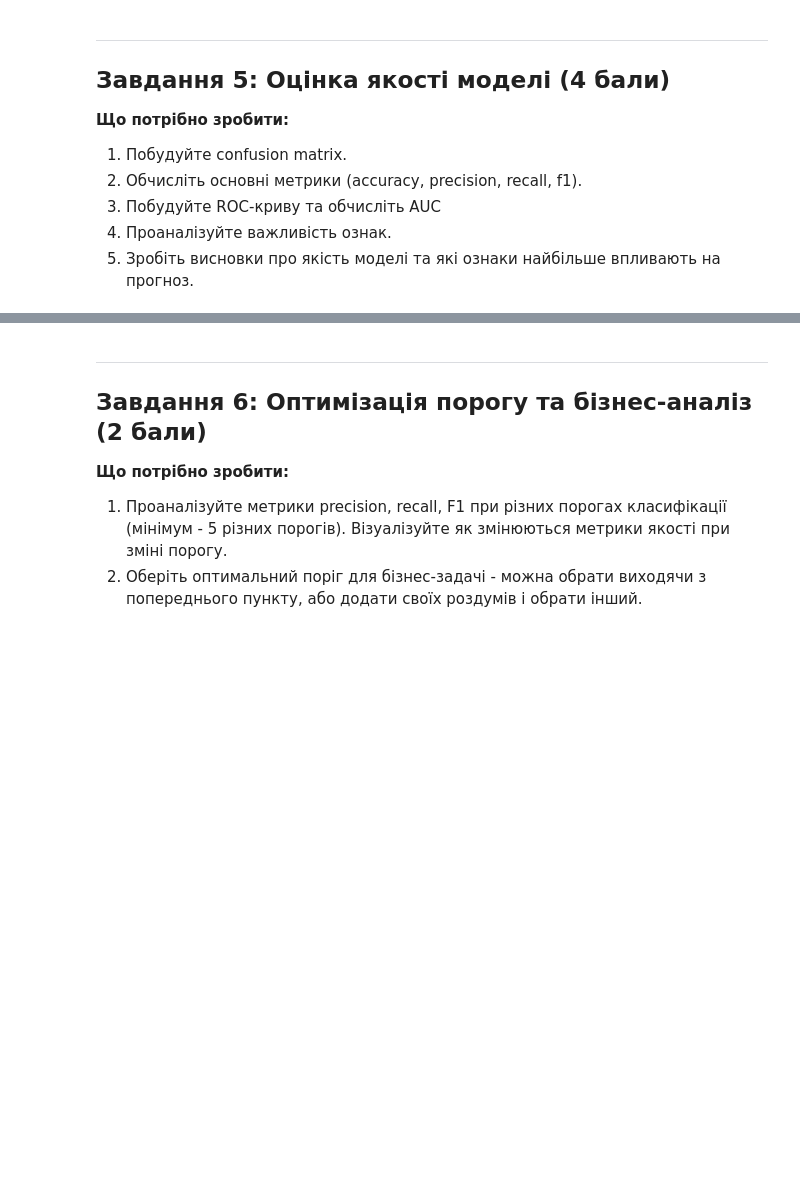
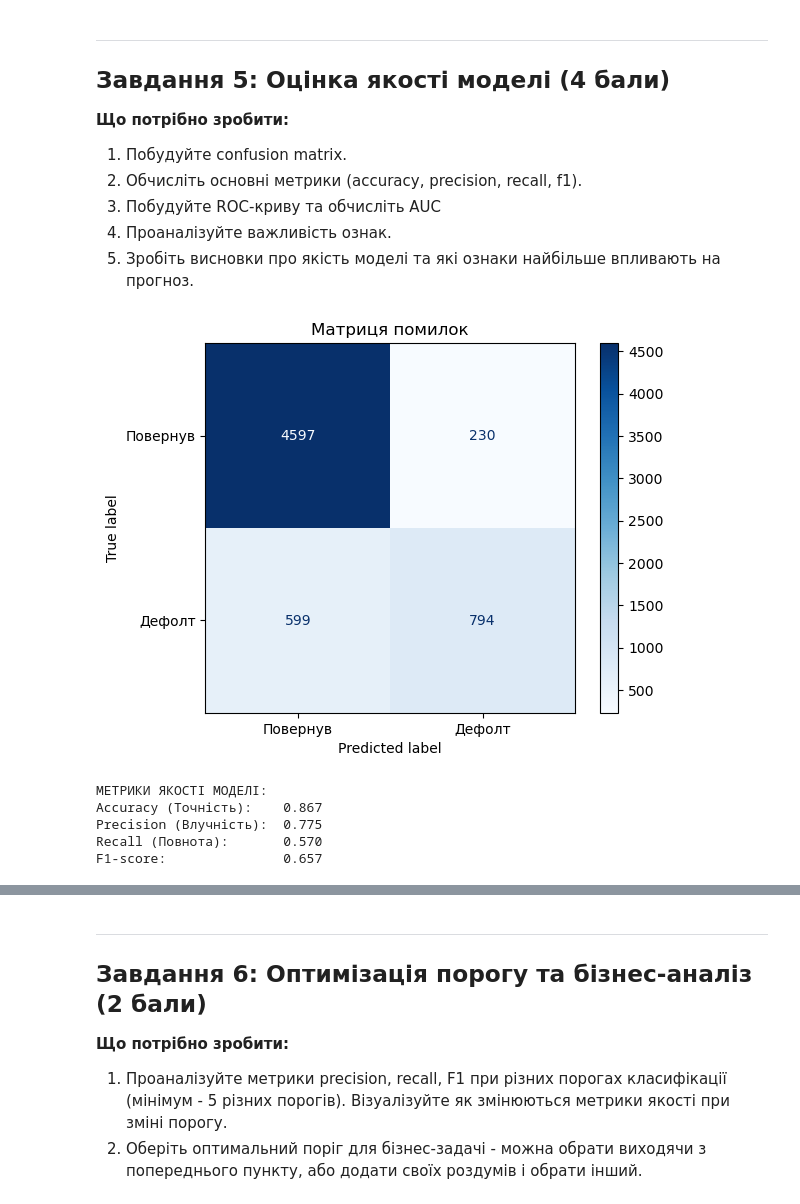
Before and after one commit to olesia-za/python_for_ds_tasks, a Jupyter notebook: hometasks/OZ_Done_M16_HW2_Credit_risk_prediction.ipynb, the cells around one changed output, grey strips where cells are left out. Drawn from its saved outputs; the diff is of its cells as text; code cells hidden in the pictures; blank space fills up the shorter version.

```diff
--- a/hometasks/OZ_Done_M16_HW2_Credit_risk_prediction.ipynb
+++ b/hometasks/OZ_Done_M16_HW2_Credit_risk_prediction.ipynb
@@ -283,3 +302,7 @@ fig.show()
+# %%
+# Виключаємо непотрібні колонки
+exclude_cols = ['loan_status', 'person_age'] + all_cat_cols
+feature_cols = [col for col in df_encoded.columns if col not in exclude_cols]
 # %% [markdown]
 
 ---
@@ -294,0 +346,15 @@ fig.show()
+# %%
+# Масштабування ознак
+from sklearn.preprocessing import StandardScaler
+
+scaler = StandardScaler()
+X_train_scaled = scaler.fit_transform(X_train)
+X_test_scaled = scaler.transform(X_test)
+# %%
+from sklearn.linear_model import LogisticRegression
+
+# Створюємо та навчаємо модель
+model = LogisticRegression(random_state=42, max_iter=1000)
+model.fit(X_train_scaled, y_train)
+
+print("Модель навчена!")
@@ -294,0 +363,6 @@ fig.show()
+# %%
+# Прогнозуємо класи
+y_pred = model.predict(X_test_scaled)
+
+# Прогнозуємо ймовірності
+y_pred_proba = model.predict_proba(X_test_scaled)
@@ -304,3 +404,34 @@ fig.show()
 3. Побудуйте ROC-криву та обчисліть AUC
 4. Проаналізуйте важливість ознак.
 5. Зробіть висновки про якість моделі та які ознаки найбільше впливають на прогноз.
+# %%
+import matplotlib.pyplot as plt
+from sklearn.metrics import confusion_matrix, ConfusionMatrixDisplay
+
+cm = confusion_matrix(y_test, y_pred)
+
+disp = ConfusionMatrixDisplay(confusion_matrix=cm, display_labels=['Повернув', 'Дефолт'])
+disp.plot(cmap='Blues')
+plt.title('Матриця помилок')
+plt.show()
+# %% [output]
+[figure, added]
+# %%
+from sklearn.metrics import accuracy_score, precision_score, recall_score, f1_score
+
+accuracy = accuracy_score(y_test, y_pred)
+precision = precision_score(y_test, y_pred)
+recall = recall_score(y_test, y_pred)
+f1 = f1_score(y_test, y_pred)
+
+print("МЕТРИКИ ЯКОСТІ МОДЕЛІ:")
+print(f"Accuracy (Точність):    {accuracy:.3f}")
+print(f"Precision (Влучність):  {precision:.3f}")
+print(f"Recall (Повнота):       {recall:.3f}")
+print(f"F1-score:               {f1:.3f}")
+# %% [output]
+МЕТРИКИ ЯКОСТІ МОДЕЛІ:
+Accuracy (Точність):    0.867
+Precision (Влучність):  0.775
+Recall (Повнота):       0.570
+F1-score:               0.657
```
Also changed, not shown: parts of 15 cells of this notebook.
